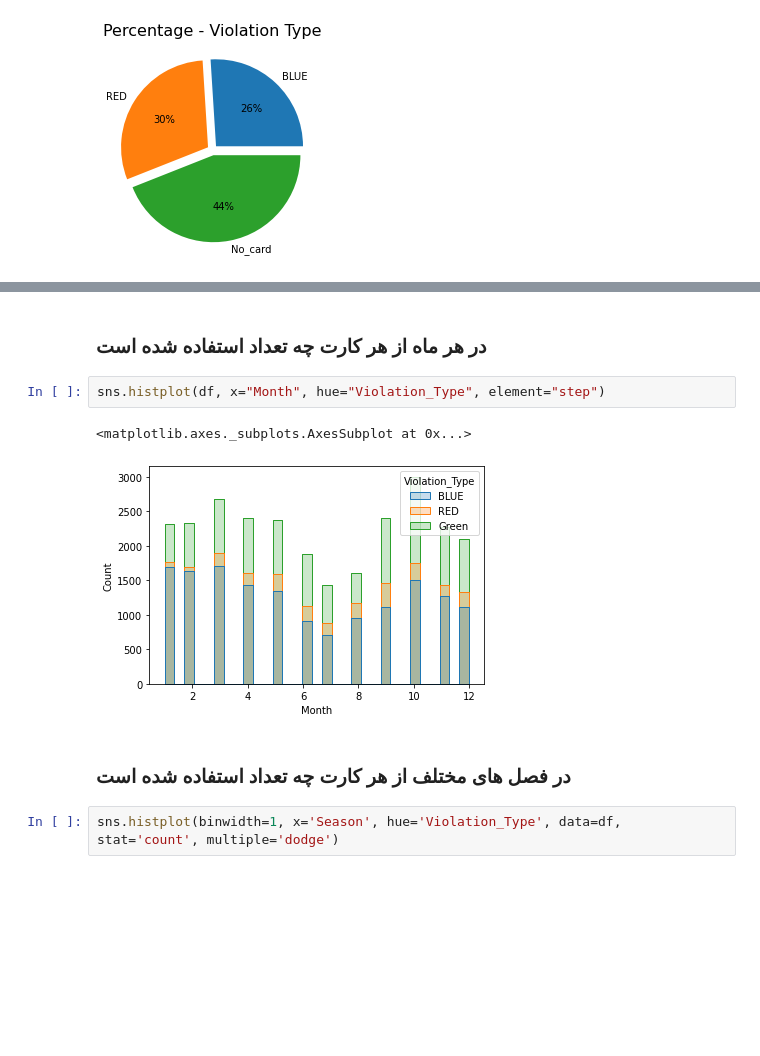
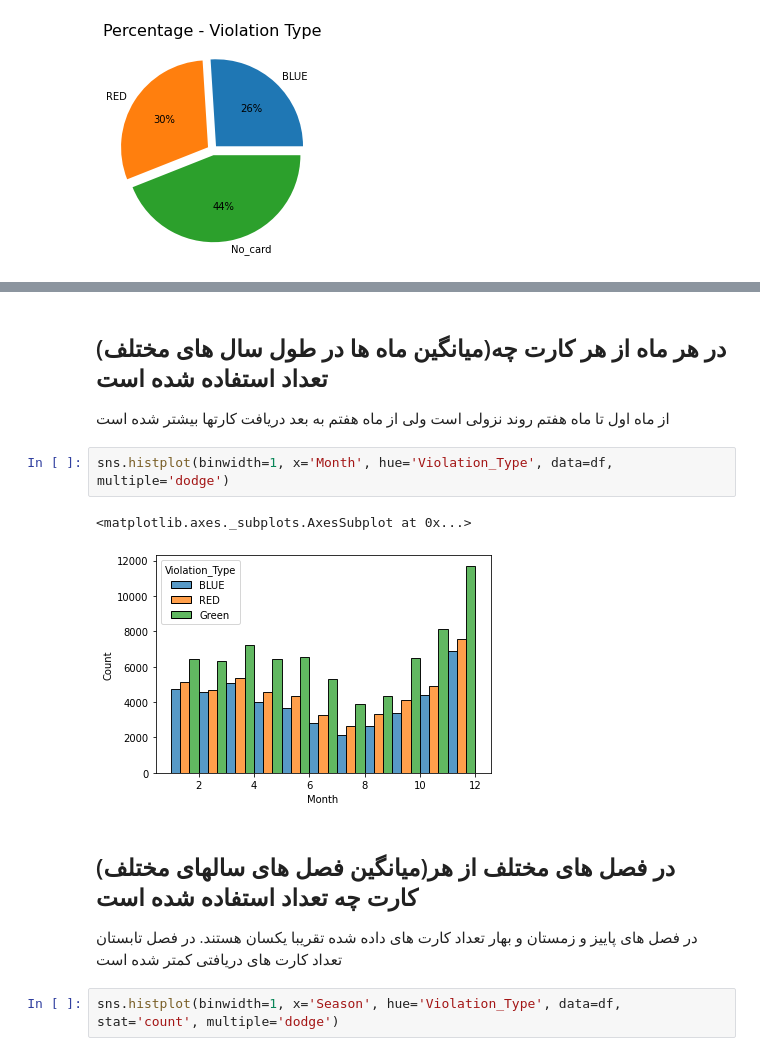
Before and after one commit to ML3-Group1/Project1, a Jupyter notebook: project.ipynb, the cells around one changed output, grey strips where cells are left out. Saved outputs shown, nothing was run; the diff lists cells and outputs as text; blank space fills up the shorter version.

```diff
--- a/project.ipynb
+++ b/project.ipynb
@@ -185,12 +265,15 @@ Text(0.5, 1.0, 'Percentage - Violation Type')
 # %% [markdown]
-### در هر ماه از هر کارت چه تعداد استفاده شده است
+## (میانگین ماه ها در طول سال های مختلف)در هر ماه از هر کارت چه تعداد استفاده شده است
+از ماه اول تا ماه هفتم روند نزولی است ولی از ماه هفتم به بعد دریافت کارتها بیشتر شده است
 # %%
-sns.histplot(df, x="Month", hue="Violation_Type", element="step")
+sns.histplot(binwidth=1, x='Month', hue='Violation_Type', data=df, multiple='dodge')
 # %% [output]
 <matplotlib.axes._subplots.AxesSubplot at 0x...>
-[figure, old version]
+[figure, new version]
 # %% [markdown]
-### در فصل های مختلف از هر کارت چه تعداد استفاده شده است
+## (میانگین فصل های سالهای مختلف)در فصل های مختلف از هر کارت چه تعداد استفاده شده است
+در فصل های پاییز و زمستان و بهار تعداد کارت های داده شده تقریبا یکسان هستند.
+در فصل تابستان تعداد کارت های دریافتی کمتر شده است
 # %%
 sns.histplot(binwidth=1, x='Season', hue='Violation_Type', data=df, stat='count', multiple='dodge')
 # %% [output]
```
Also changed, not shown: parts of 24 cells of this notebook.
